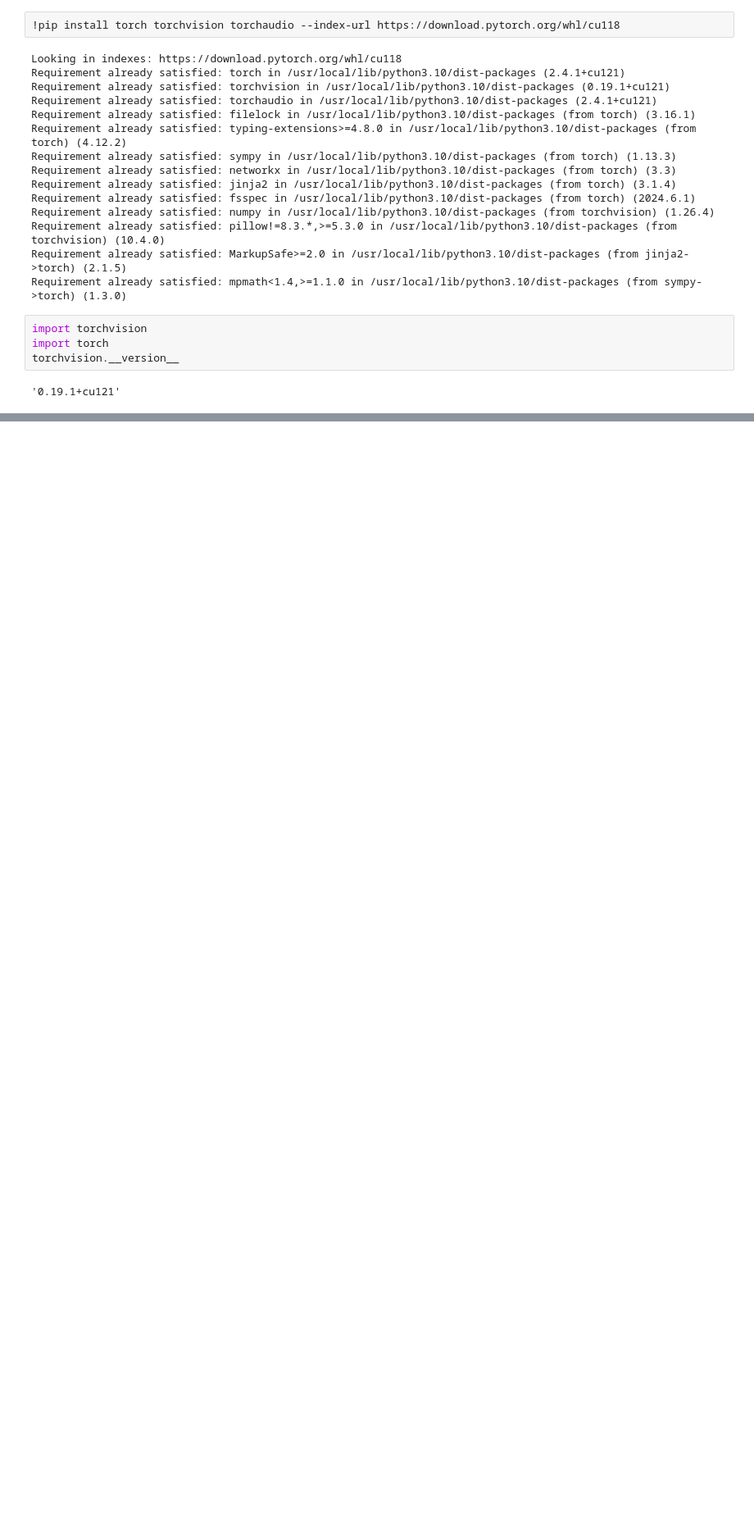
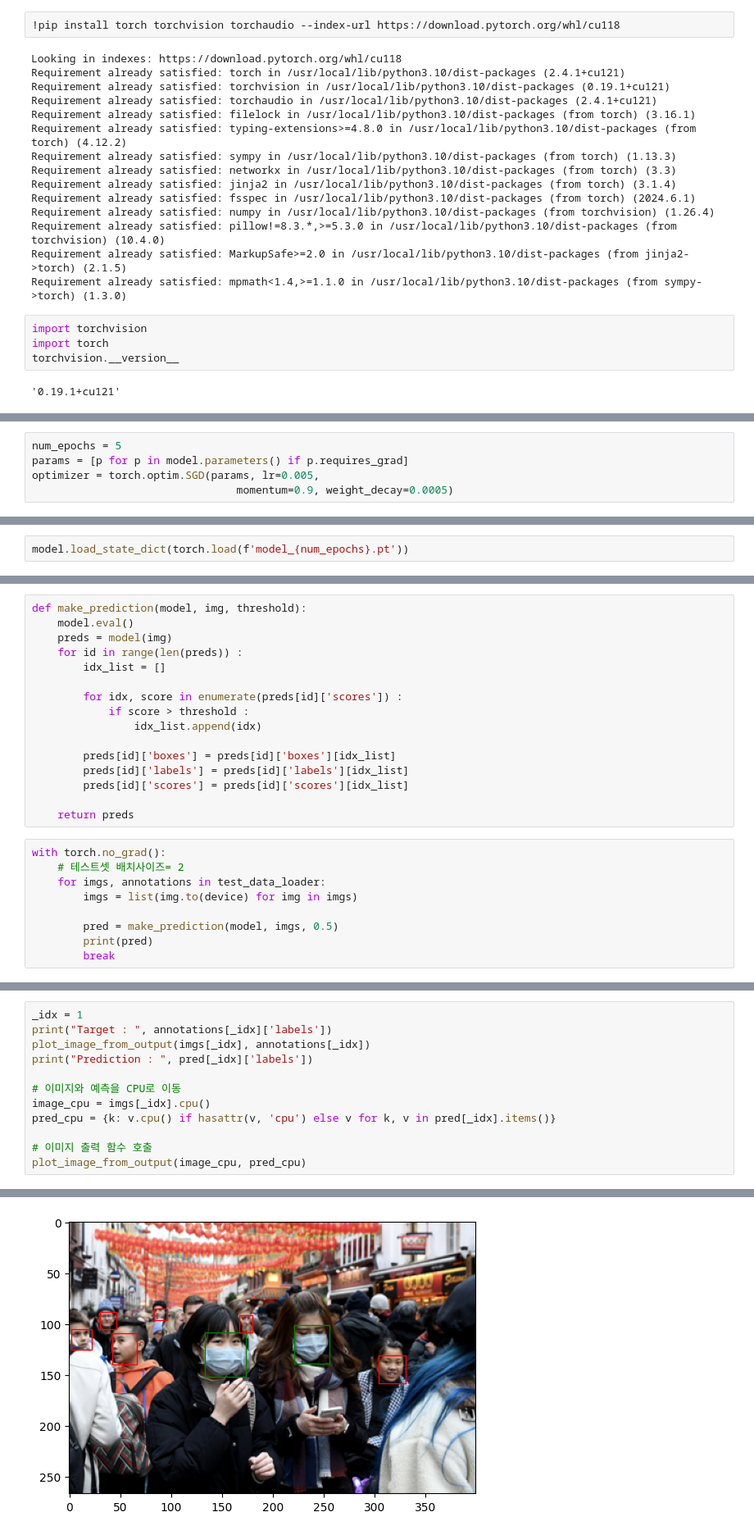
Before and after one commit to kseohyuz/Toi_CNN2, a Jupyter notebook: toi_week6.ipynb, the cells around one changed output, grey strips where cells are left out. Shown at 82% size. Saved outputs shown, nothing was run; the diff lists cells and outputs as text; blank space fills up the shorter version.

```diff
--- a/toi_week6.ipynb
+++ b/toi_week6.ipynb
@@ -261,0 +641,5 @@ for epoch in range(num_epochs):
+# %%
+num_epochs = 5
+params = [p for p in model.parameters() if p.requires_grad]
+optimizer = torch.optim.SGD(params, lr=0.005,
+                                momentum=0.9, weight_decay=0.0005)
@@ -261,0 +674,2 @@ for epoch in range(num_epochs):
+# %%
+model.load_state_dict(torch.load(f'model_{num_epochs}.pt'))
@@ -261,0 +680,25 @@ for epoch in range(num_epochs):
+# %%
+def make_prediction(model, img, threshold):
+    model.eval()
+    preds = model(img)
+    for id in range(len(preds)) :
+        idx_list = []
+
+        for idx, score in enumerate(preds[id]['scores']) :
+            if score > threshold :
+                idx_list.append(idx)
+
+        preds[id]['boxes'] = preds[id]['boxes'][idx_list]
+        preds[id]['labels'] = preds[id]['labels'][idx_list]
+        preds[id]['scores'] = preds[id]['scores'][idx_list]
+
+    return preds
+# %%
+with torch.no_grad():
+    # 테스트셋 배치사이즈= 2
+    for imgs, annotations in test_data_loader:
+        imgs = list(img.to(device) for img in imgs)
+
+        pred = make_prediction(model, imgs, 0.5)
+        print(pred)
+        break
@@ -261,0 +717,13 @@ for epoch in range(num_epochs):
+# %%
+_idx = 1
+print("Target : ", annotations[_idx]['labels'])
+plot_image_from_output(imgs[_idx], annotations[_idx])
+print("Prediction : ", pred[_idx]['labels'])
+
+# 이미지와 예측을 CPU로 이동
+image_cpu = imgs[_idx].cpu()
+pred_cpu = {k: v.cpu() if hasattr(v, 'cpu') else v for k, v in pred[_idx].items()}
+
+# 이미지 출력 함수 호출
+plot_image_from_output(image_cpu, pred_cpu)
+# %% [output]
@@ -261,0 +731 @@ for epoch in range(num_epochs):
+[figure, added]
```
Also changed, not shown: parts of 40 cells of this notebook.
